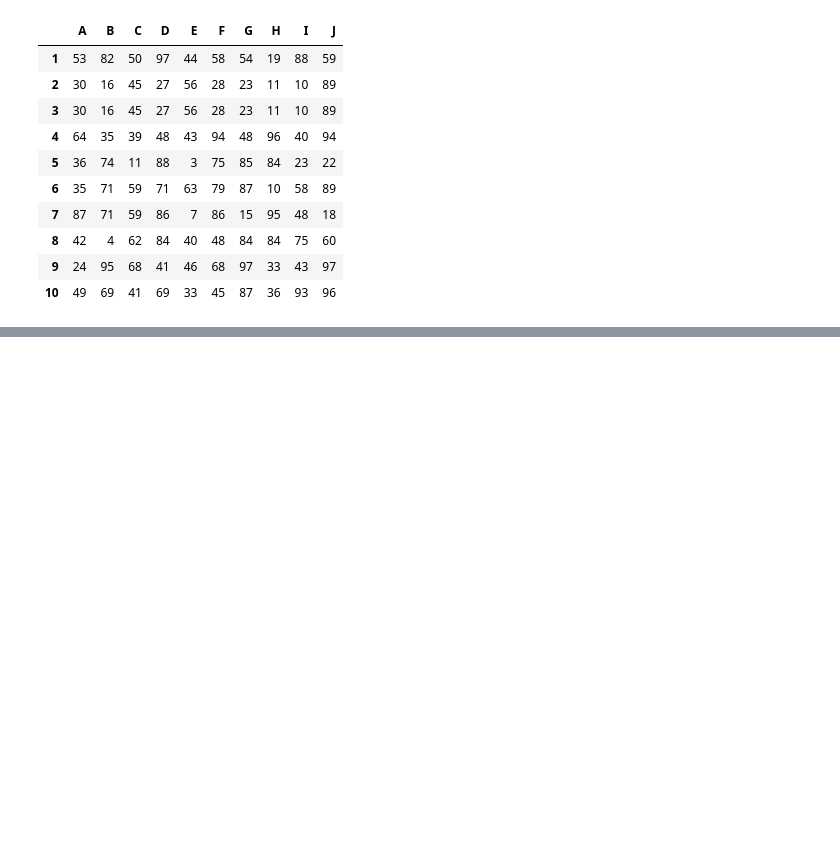
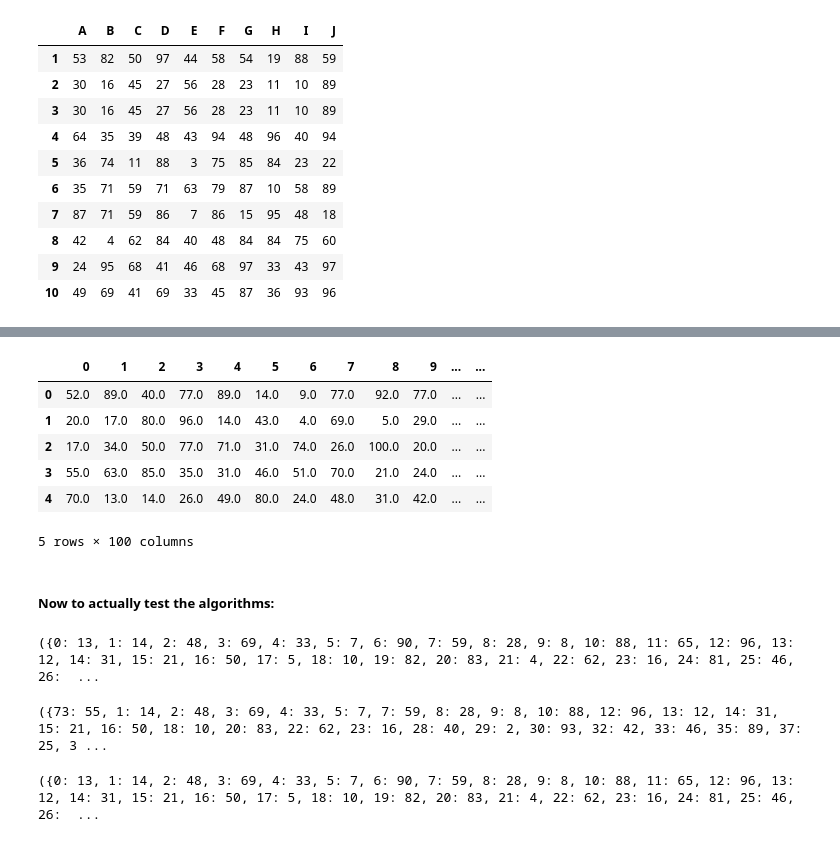
Before and after one commit to mbvollmer/optimization, a Jupyter notebook: Assignment using Greedy Algorithm.ipynb, the cells around one changed output, grey strips where cells are left out. Saved outputs shown, nothing was run; the diff lists cells and outputs as text; code cells hidden in the pictures; blank space fills up the shorter version.

```diff
--- a/Assignment using Greedy Algorithm.ipynb
+++ b/Assignment using Greedy Algorithm.ipynb
@@ -73,0 +205,17 @@ greedyDict2(costmatrix)
+# %%
+fixedbigcostmatrix.drop(100,axis=1,inplace=True)
+fixedbigcostmatrix.drop(101,axis=1,inplace=True)
+fixedbigcostmatrix.drop(102,axis=1,inplace=True)
+fixedbigcostmatrix.drop(103,axis=1,inplace=True)
+# %%
+fixedbigcostmatrix.head()
+# %% [output]
+|  | 0 | 1 | 2 | 3 | 4 | 5 | 6 | 7 | 8 | 9 | ... | ... |
+| 0 | 52.0 | 89.0 | 40.0 | 77.0 | 89.0 | 14.0 | 9.0 | 77.0 | 92.0 | 77.0 | ... | ... |
+| 1 | 20.0 | 17.0 | 80.0 | 96.0 | 14.0 | 43.0 | 4.0 | 69.0 | 5.0 | 29.0 | ... | ... |
+| 2 | 17.0 | 34.0 | 50.0 | 77.0 | 71.0 | 31.0 | 74.0 | 26.0 | 100.0 | 20.0 | ... | ... |
+| 3 | 55.0 | 63.0 | 85.0 | 35.0 | 31.0 | 46.0 | 51.0 | 70.0 | 21.0 | 24.0 | ... | ... |
+| 4 | 70.0 | 13.0 | 14.0 | 26.0 | 49.0 | 80.0 | 24.0 | 48.0 | 31.0 | 42.0 | ... | ... |
+5 rows × 100 columns
+# %% [markdown]
+##### Now to actually test the algorithms:
@@ -73,0 +224,18 @@ greedyDict2(costmatrix)
+# %%
+result1 = greedy(fixedbigcostmatrix)
+bigmatrixresults.update({'left to right':result1[1]})
+print(result1)
+# %% [output]
+({0: 13, 1: 14, 2: 48, 3: 69, 4: 33, 5: 7, 6: 90, 7: 59, 8: 28, 9: 8, 10: 88, 11: 65, 12: 96, 13: 12, 14: 31, 15: 21, 16: 50, 17: 5, 18: 10, 19: 82, 20: 83, 21: 4, 22: 62, 23: 16, 24: 81, 25: 46, 26:  ...
+# %%
+result2 = trueMinsFirst(fixedbigcostmatrix)
+bigmatrixresults.update({'true mins first':result2[1]})
+print(result2)
+# %% [output]
+({73: 55, 1: 14, 2: 48, 3: 69, 4: 33, 5: 7, 7: 59, 8: 28, 9: 8, 10: 88, 12: 96, 13: 12, 14: 31, 15: 21, 16: 50, 18: 10, 20: 83, 22: 62, 23: 16, 28: 40, 29: 2, 30: 93, 32: 42, 33: 46, 35: 89, 37: 25, 3 ...
+# %%
+result3 = swapAssignment(fixedbigcostmatrix)
+bigmatrixresults.update({'swap':result3[1]})
+print(result3)
+# %% [output]
+({0: 13, 1: 14, 2: 48, 3: 69, 4: 33, 5: 7, 6: 90, 7: 59, 8: 28, 9: 8, 10: 88, 11: 65, 12: 96, 13: 12, 14: 31, 15: 21, 16: 50, 17: 5, 18: 10, 19: 82, 20: 83, 21: 4, 22: 62, 23: 16, 24: 81, 25: 46, 26:  ...
```
Also changed, not shown: parts of 30 cells of this notebook.
